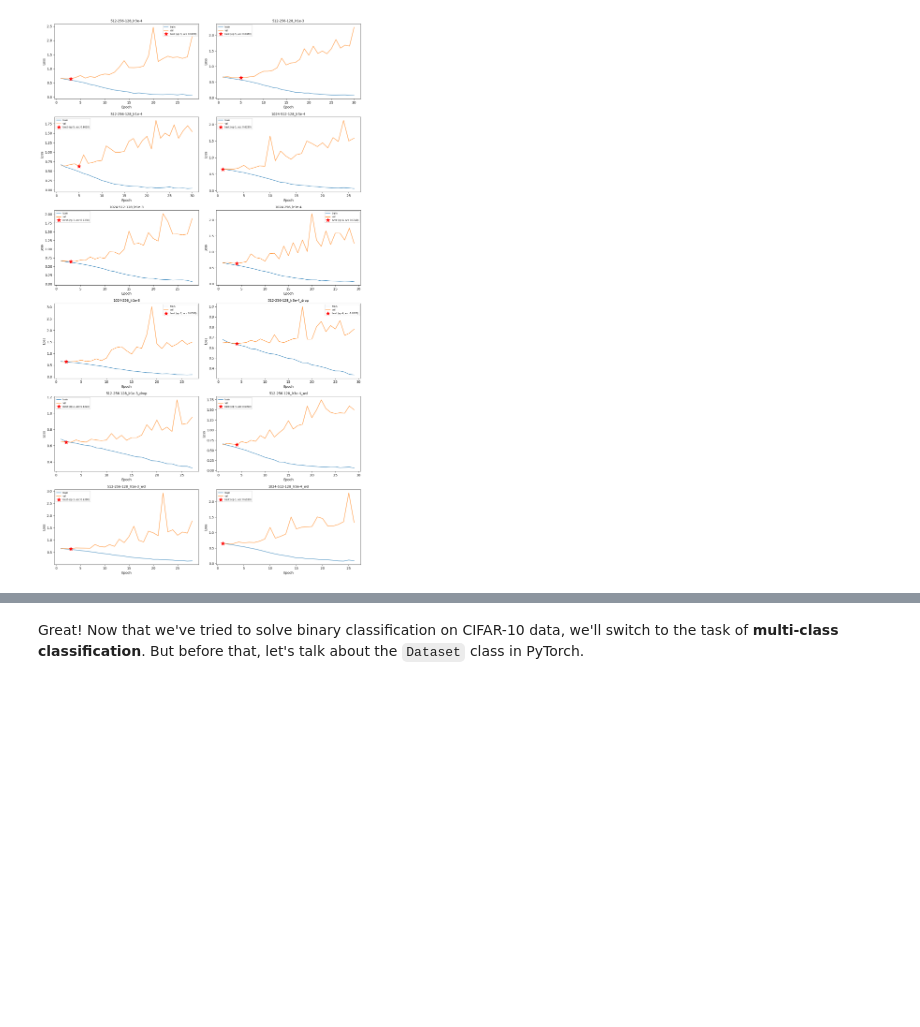
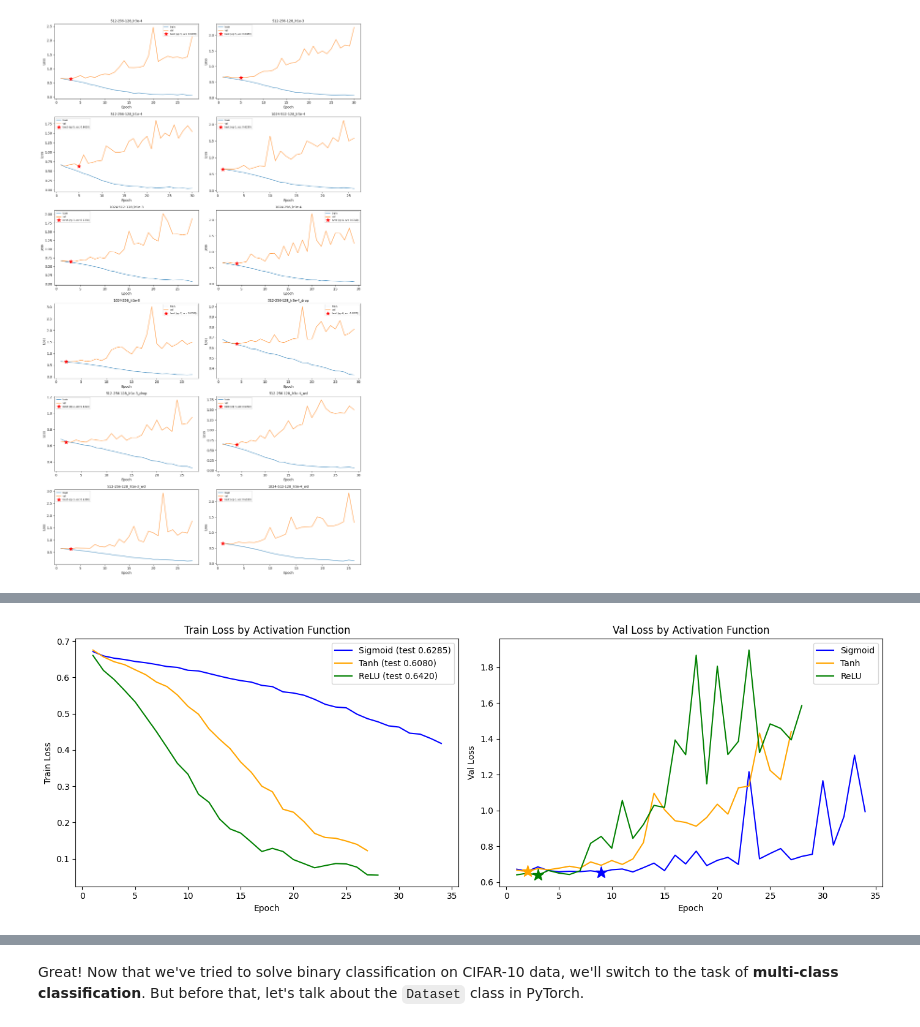
Before and after one commit to armantsaturian/nebius-ai-engineering, a Jupyter notebook: llm-architectures/hw2/homework_CIFAR10.ipynb, the cells around one changed output, grey strips where cells are left out. Cells and saved outputs as stored; diff of their text form; code cells hidden in the pictures; blank space fills up the shorter version.

Commit message:
feat: complete task 1.5 cat/dog with experiments, activation comparison, pixel distribution analysis, and observations

```diff
--- a/llm-architectures/hw2/homework_CIFAR10.ipynb
+++ b/llm-architectures/hw2/homework_CIFAR10.ipynb
@@ -917,0 +976,22 @@ df_cd
+# %%
+fig, (ax1, ax2) = plt.subplots(1, 2, figsize=(14, 5))
+
+colors = {"Sigmoid": "blue", "Tanh": "orange", "ReLU": "green"}
+
+for act_name, res in act_results.items():
+    h = res["history"]
+    epochs = range(1, len(h["train_losses"]) + 1)
+    c = colors[act_name]
+    ax1.plot(epochs, h["train_losses"], label=f"{act_name} (test {res['test_acc']:.4f})", color=c)
+    ax2.plot(range(1, len(h["val_losses"]) + 1), h["val_losses"], label=f"{act_name}", color=c)
+    if h["best_epoch"] is not None:
+        ax2.plot(h["best_epoch"], h["best_val_loss"], "*", color=c, markersize=14, zorder=5)
+
+ax1.set_xlabel("Epoch"); ax1.set_ylabel("Train Loss"); ax1.set_title("Train Loss by Activation Function")
+ax1.legend()
+ax2.set_xlabel("Epoch"); ax2.set_ylabel("Val Loss"); ax2.set_title("Val Loss by Activation Function")
+ax2.legend()
+plt.tight_layout()
+plt.show()
+# %% [output]
+[figure, added]
```
Also changed, not shown: parts of 5 cells of this notebook.
